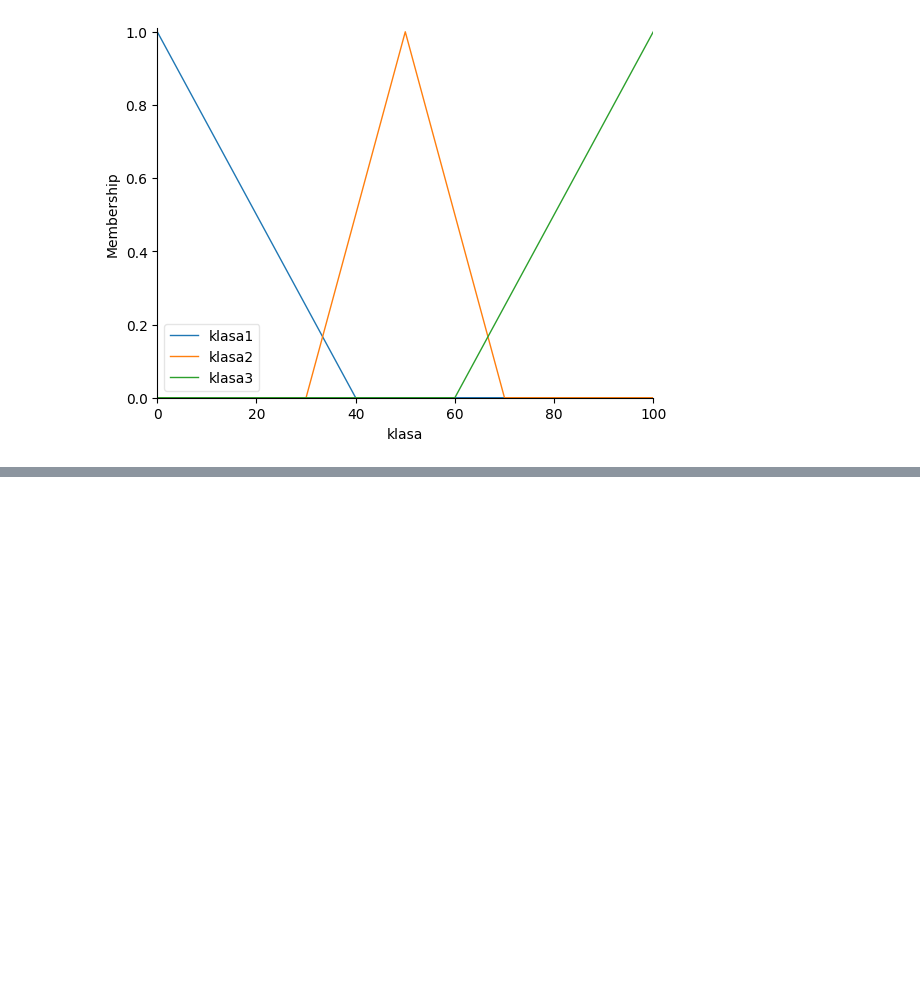
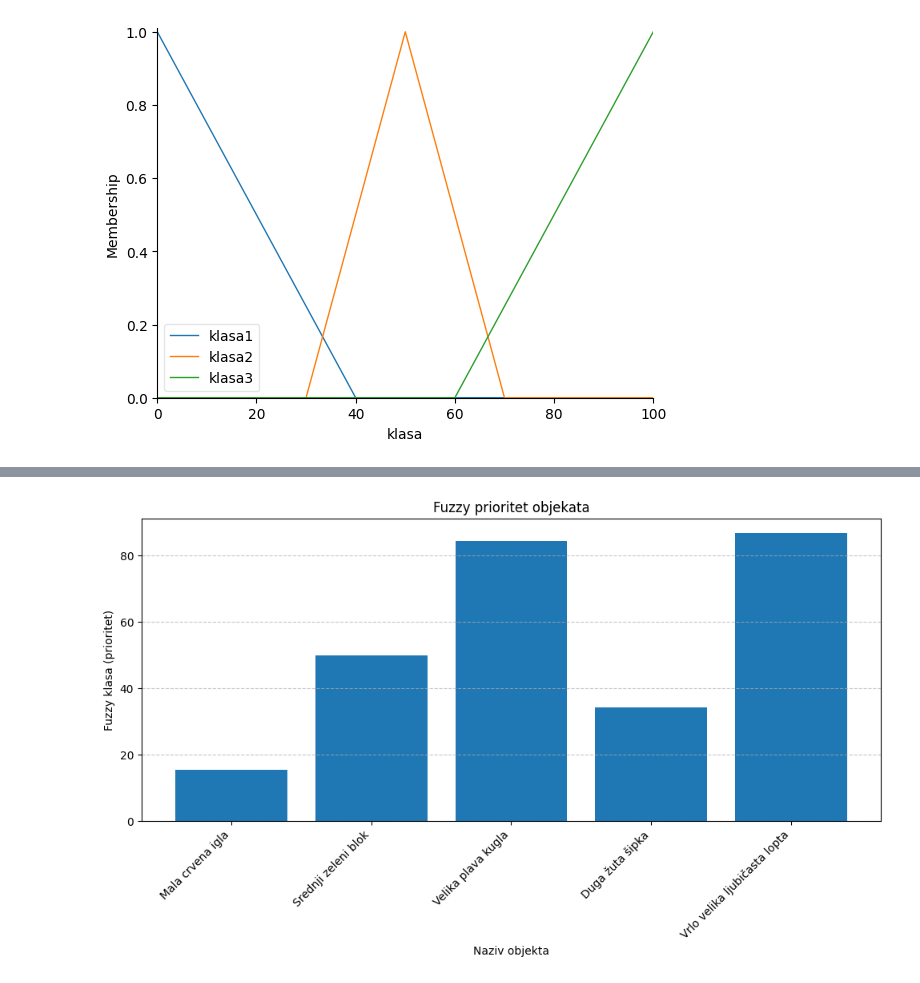
Before and after one commit to lvidak/UUI_projekt, a Jupyter notebook: UUI_projekt.ipynb, the cells around one changed output, grey strips where cells are left out. Saved outputs shown, nothing was run; the diff lists cells and outputs as text; code cells hidden in the pictures; blank space fills up the shorter version.

```diff
--- a/UUI_projekt.ipynb
+++ b/UUI_projekt.ipynb
@@ -138,0 +170,10 @@ def odredi_diskretnu_klasu_po_pripadnosti(k):
+# %%
+# 9. DEMONSTRACIJA
+fs = FuzzySorter()
+
+fs.add("Mala crvena igla", 10, 20, 1)
+fs.add("Srednji zeleni blok", 50, 130, 5)
+fs.add("Velika plava kugla", 90, 200, 9)
+fs.add("Duga žuta šipka", 30, 80, 2)
+fs.add("Vrlo velika ljubičasta lopta", 100, 240, 10)
+fs.add("Mala crvena igla", 10, 20, 1)
@@ -138,0 +228,15 @@ def odredi_diskretnu_klasu_po_pripadnosti(k):
+# %%
+# 10. GRAF
+df = pd.DataFrame(fs.data)
+
+plt.figure(figsize=(10, 6))
+plt.bar(df['Naziv'], df['Fuzzy_klasa'])
+plt.xticks(rotation=45, ha='right')
+plt.title("Fuzzy prioritet objekata")
+plt.xlabel("Naziv objekta")
+plt.ylabel("Fuzzy klasa (prioritet)")
+plt.grid(axis='y', linestyle='--', alpha=0.7)
+plt.tight_layout()
+plt.show()
+# %% [output]
+[figure, added]
```
Also changed, not shown: parts of 5 cells of this notebook.
